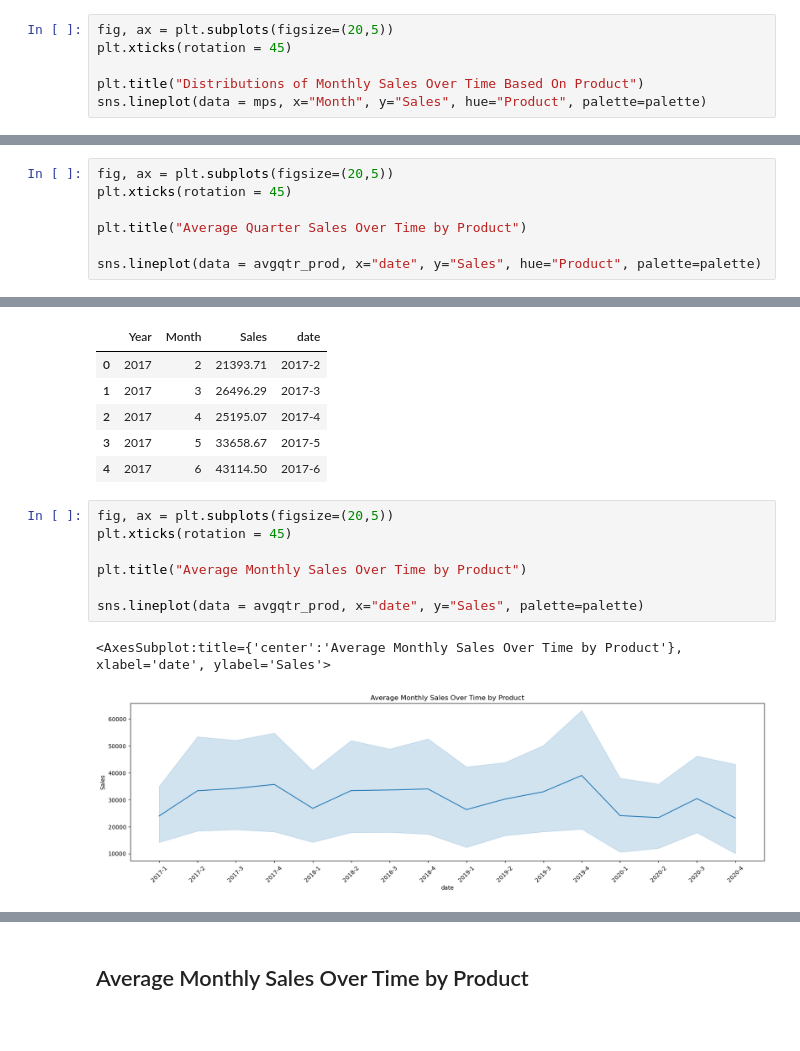
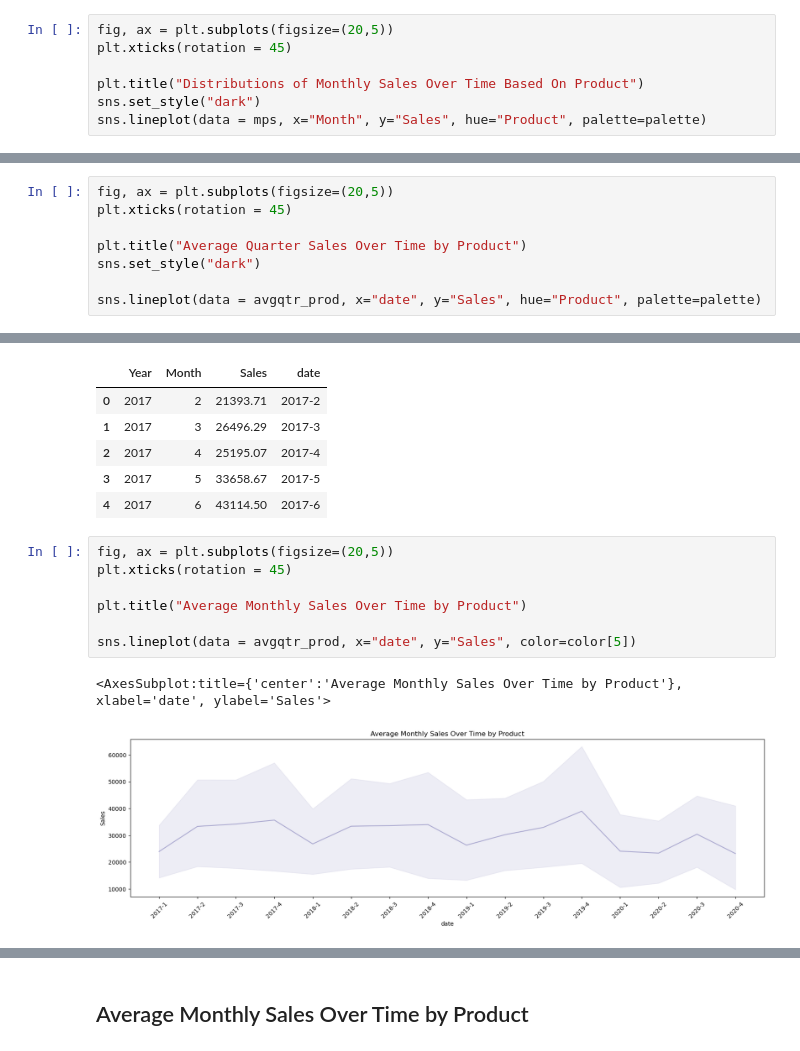
Before and after one commit to KierraDangerfield/Data-Glacier, a Jupyter notebook: Week_10/EDA.ipynb, the cells around one changed output, grey strips where cells are left out. Drawn from its saved outputs; the diff is of its cells as text.

```diff
--- a/Week_10/EDA.ipynb
+++ b/Week_10/EDA.ipynb
@@ -248,6 +260,7 @@ fig, ax = plt.subplots(figsize=(20,5))
 plt.xticks(rotation = 45)
 
 plt.title("Distributions of Monthly Sales Over Time Based On Product")
+sns.set_style("dark")
 sns.lineplot(data = mps, x="Month", y="Sales", hue="Product", palette=palette)
 # %% [output]
 <AxesSubplot:title={'center':'Distributions of Monthly Sales Over Time Based On Product'}, xlabel='Month', ylabel='Sales'>
@@ -390,6 +404,7 @@ fig, ax = plt.subplots(figsize=(20,5))
 plt.xticks(rotation = 45)
 
 plt.title("Average Quarter Sales Over Time by Product")
+sns.set_style("dark")
 
 sns.lineplot(data = avgqtr_prod, x="date", y="Sales", hue="Product", palette=palette)
 # %% [output]
@@ -426,13 +441,13 @@ avgmth.head()
 # %%
 fig, ax = plt.subplots(figsize=(20,5))
 plt.xticks(rotation = 45)
 
 plt.title("Average Monthly Sales Over Time by Product")
 
-sns.lineplot(data = avgqtr_prod, x="date", y="Sales", palette=palette)
+sns.lineplot(data = avgqtr_prod, x="date", y="Sales", color=color[5])
 # %% [output]
 <AxesSubplot:title={'center':'Average Monthly Sales Over Time by Product'}, xlabel='date', ylabel='Sales'>
-[figure, old version]
+[figure, new version]
 # %%
 fig, ax = plt.subplots(figsize=(20,5))
 plt.xticks(rotation = 45)
```
Also changed, not shown: parts of 21 cells of this notebook.
